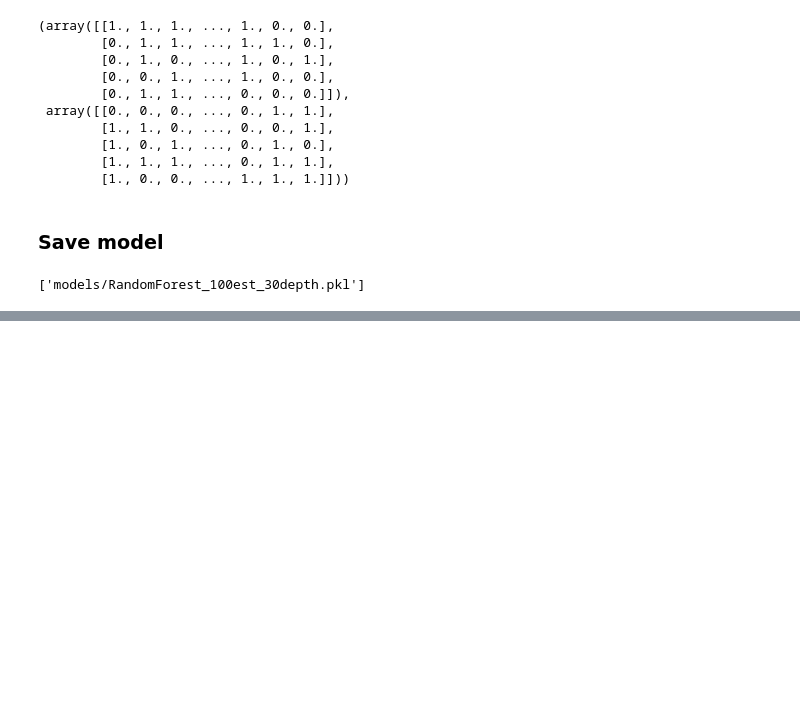
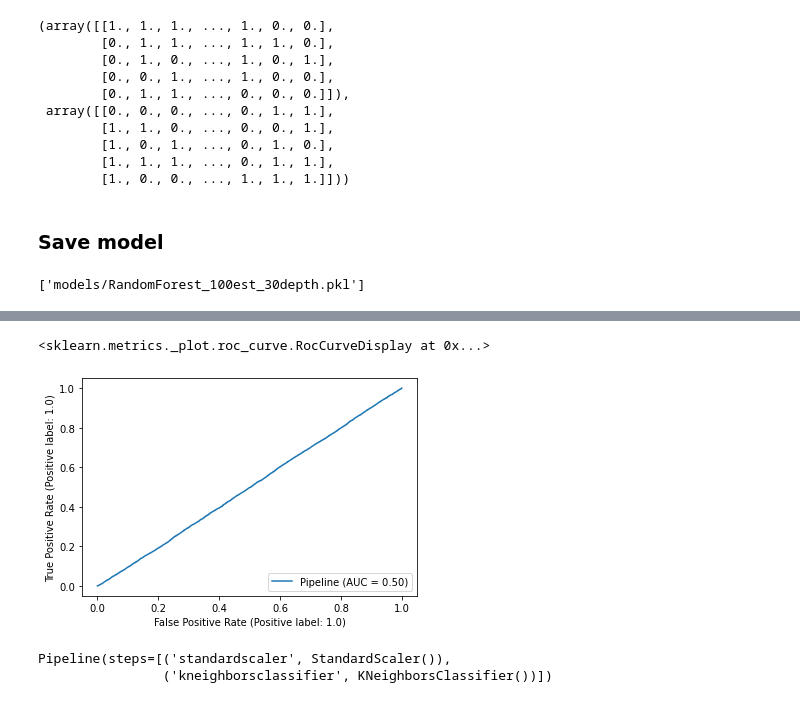
Before and after one commit to pedroilidio/antibody-pairing, a Jupyter notebook: notebooks/Model training.ipynb, the cells around one changed output, grey strips where cells are left out. Saved outputs shown, nothing was run; the diff lists cells and outputs as text; code cells hidden in the pictures; blank space fills up the shorter version.

```diff
--- a/notebooks/Model training.ipynb
+++ b/notebooks/Model training.ipynb
@@ -106,3 +114,6 @@ classifier.fit(X, Y)
 joblib.dump(classifier, 'models/RandomForest_100est_30depth.pkl')
 # %% [output]
 ['models/RandomForest_100est_30depth.pkl']
+# %%
+classifier = make_pipeline(StandardScaler(), MLPClassifier(verbose=True))
+classifier.fit(Xtr, Ytr)
@@ -108,0 +131,11 @@ joblib.dump(classifier, 'models/RandomForest_100est_30depth.pkl')
+# %%
+plot_roc_curve(classifier, Xts, Yts)
+# %% [output]
+<sklearn.metrics._plot.roc_curve.RocCurveDisplay at 0x...>
+[figure, added]
+# %%
+classifier = make_pipeline(StandardScaler(), KNeighborsClassifier())
+classifier.fit(Xtr, Ytr)
+# %% [output]
+Pipeline(steps=[('standardscaler', StandardScaler()),
+                ('kneighborsclassifier', KNeighborsClassifier())])
```
Also changed, not shown: parts of 7 cells of this notebook, 5 other files.
